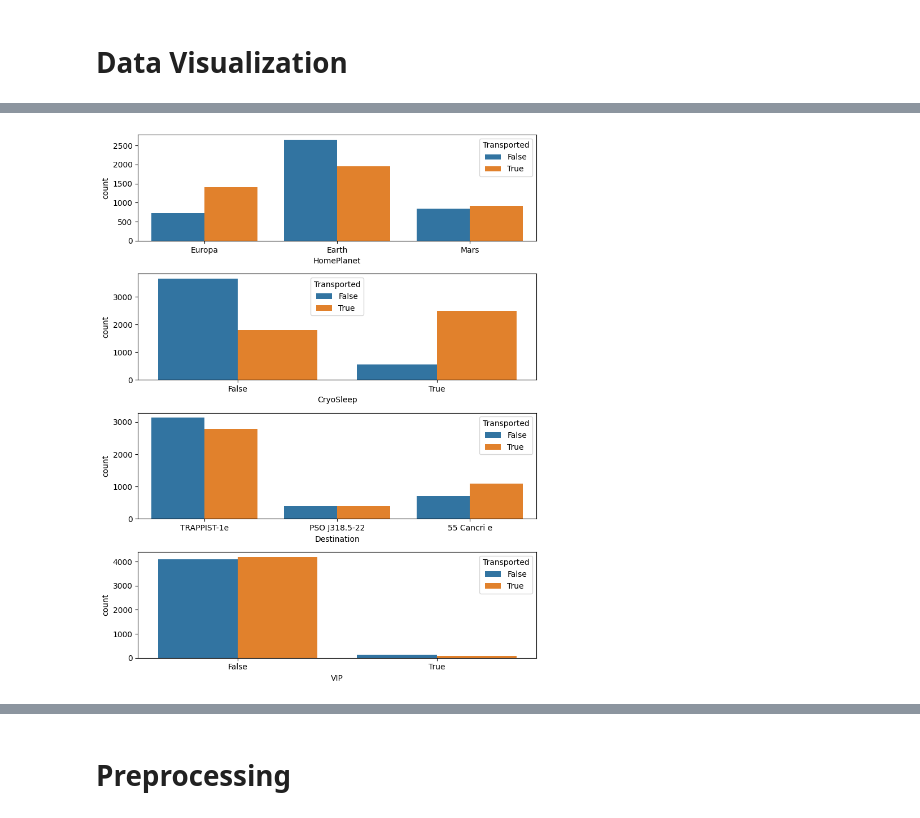
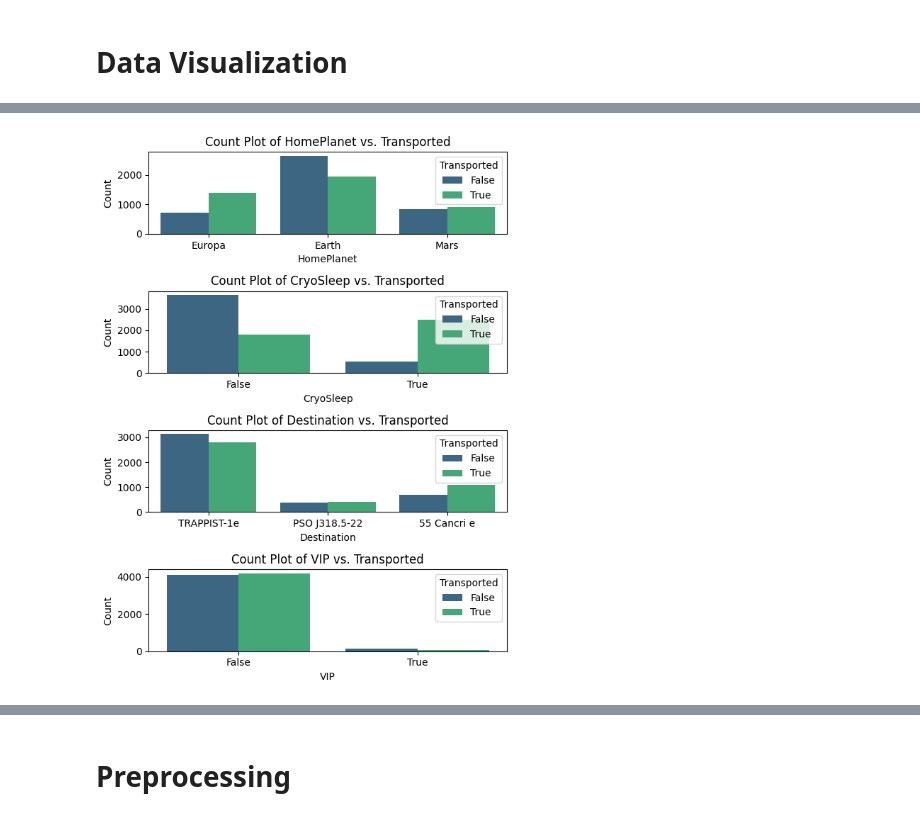
Before and after one commit to farhanarrafi/UNT-CSE-SpaceshipTitanic, a Jupyter notebook: Spaceship_notebook.ipynb, the cells around one changed output, grey strips where cells are left out. Cells and saved outputs as stored; diff of their text form; code cells hidden in the pictures.

```diff
--- a/Spaceship_notebook.ipynb
+++ b/Spaceship_notebook.ipynb
@@ -106,0 +88,20 @@ plt.show()
+# %%
+#'Age' is the column in DataFrame
+df_train['Age_Category'] = pd.cut(df_train['Age'], bins=[0, 12, 18, float('inf')], labels=['Child', 'Adolescent', 'Adult'], right=False)
+
+# Figure size
+plt.figure(figsize=(8, 4))
+
+# Histogram with custom colors
+sns.histplot(data=df_train, x='Age', hue='Age_Category', binwidth=2, kde=True, multiple='stack', palette='viridis')
+
+# title and labels
+plt.title('Age Distribution Based on Age Category')
+plt.xlabel('Age (years)')
+
+# Legend labels
+legend_labels = ['Child', 'Adolescent', 'Adult']
+plt.legend(title='Age Category', labels=legend_labels)
+
+# Show the plot
+plt.show()
@@ -107,14 +172,17 @@ plt.show()
 # %%
 # Categorical features
-cat_feats=['HomePlanet', 'CryoSleep', 'Destination', 'VIP']
+categorical_features = ['HomePlanet', 'CryoSleep', 'Destination', 'VIP']
 
 # Plot categorical features
-fig=plt.figure(figsize=(8,10))
-for i, var_name in enumerate(cat_feats):
-    ax=fig.add_subplot(4,1,i+1)
-    sns.countplot(data=df_train, x=var_name, axes=ax, hue='Transported')
+fig, axes = plt.subplots(nrows=len(categorical_features), ncols=1, figsize=(6, 8))
 
-fig.tight_layout()  # Improves appearance a bit
+for i, feature in enumerate(categorical_features):
+    ax = axes[i]
+    sns.countplot(data=df_train, x=feature, ax=ax, hue='Transported', palette='viridis')
+    ax.set_ylabel('Count')
+    ax.set_title(f'Count Plot of {feature} vs. Transported')
+# show plot
+fig.tight_layout()
 plt.show()
 # %% [output]
-[figure, old version]
+[figure, new version]
```
Also changed, not shown: parts of 54 cells of this notebook.
